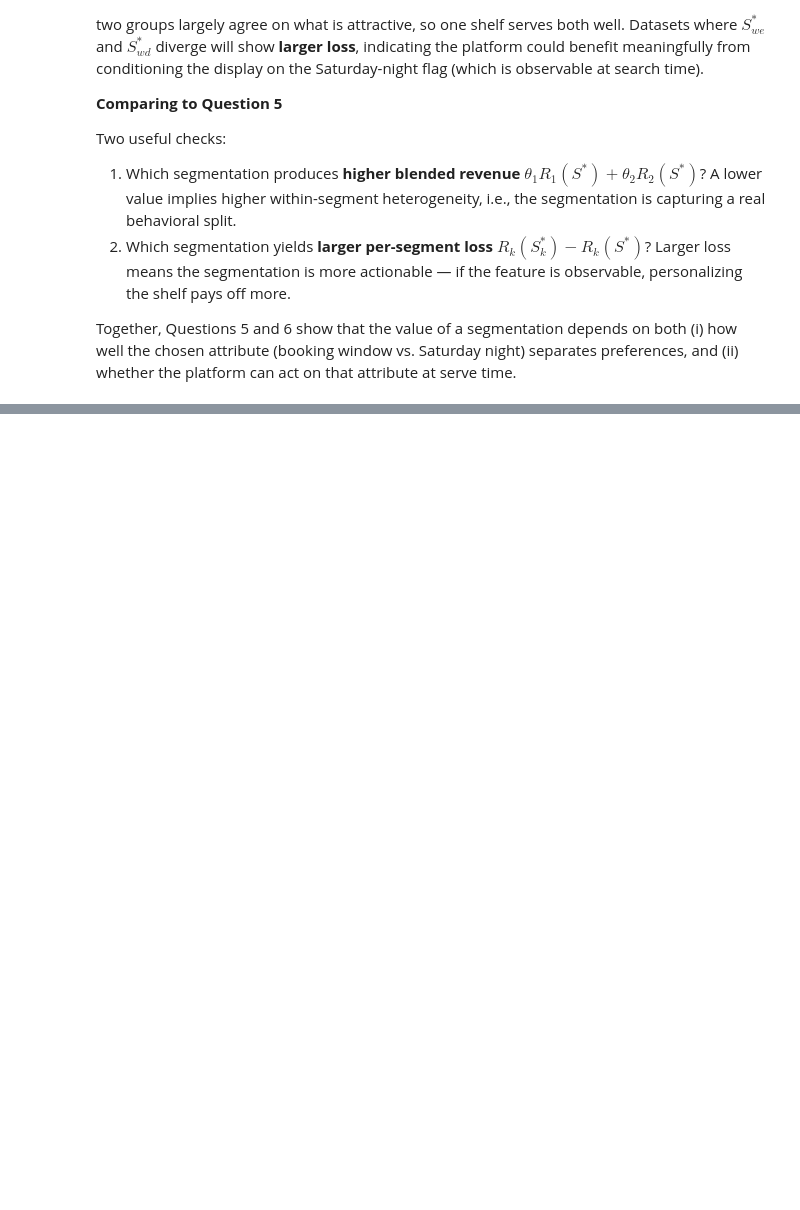
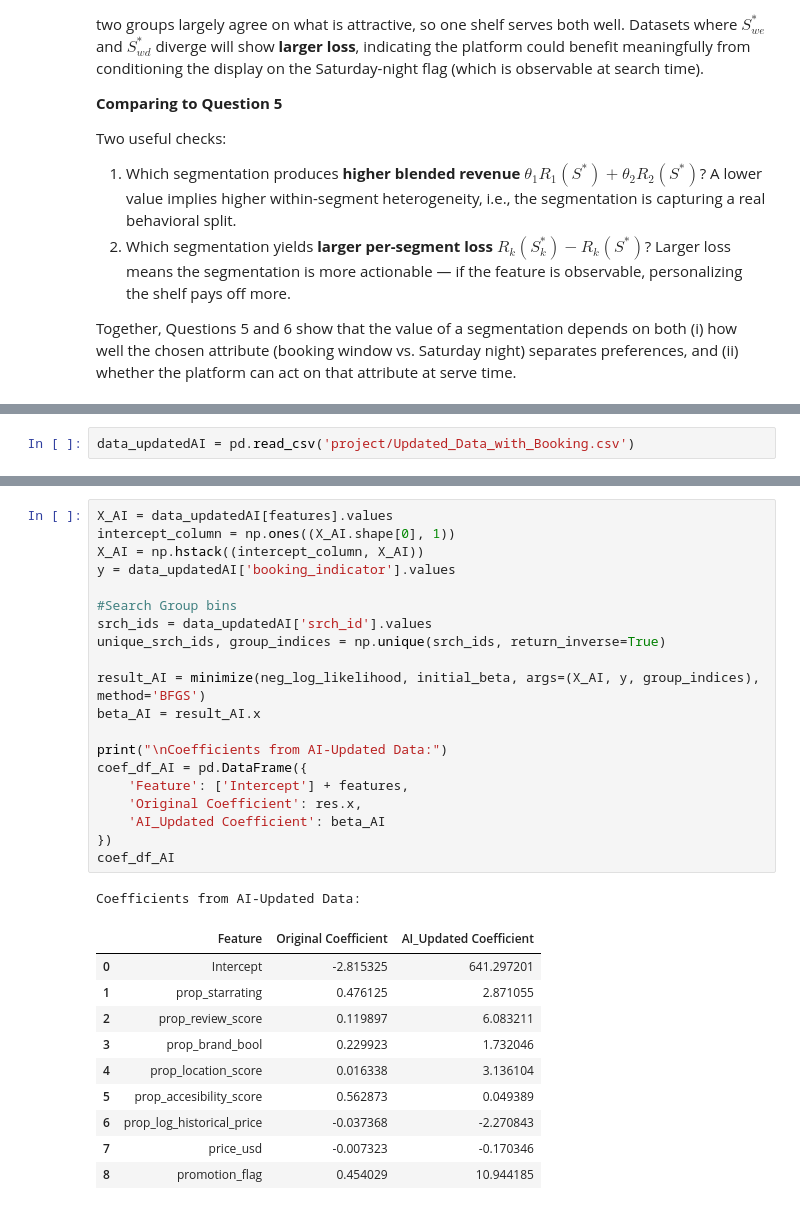
Before and after one commit to yj017/ORIE-5132-Proj, a Jupyter notebook: project.ipynb, the cells around one changed output, grey strips where cells are left out. Cells and saved outputs as stored; diff of their text form; blank space fills up the shorter version.

```diff
--- a/project.ipynb
+++ b/project.ipynb
@@ -932,0 +935,2 @@ Together, Questions 5 and 6 show that the value of a segmentation depends on bot
+# %%
+data_updatedAI = pd.read_csv('project/Updated_Data_with_Booking.csv')
@@ -932,0 +944,32 @@ Together, Questions 5 and 6 show that the value of a segmentation depends on bot
+# %%
+X_AI = data_updatedAI[features].values
+intercept_column = np.ones((X_AI.shape[0], 1))
+X_AI = np.hstack((intercept_column, X_AI))
+y = data_updatedAI['booking_indicator'].values
+
+#Search Group bins
+srch_ids = data_updatedAI['srch_id'].values
+unique_srch_ids, group_indices = np.unique(srch_ids, return_inverse=True)
+
+result_AI = minimize(neg_log_likelihood, initial_beta, args=(X_AI, y, group_indices), method='BFGS')
+beta_AI = result_AI.x
+
+print("\nCoefficients from AI-Updated Data:")
+coef_df_AI = pd.DataFrame({
+    'Feature': ['Intercept'] + features,
+    'Original Coefficient': res.x,
+    'AI_Updated Coefficient': beta_AI
+})
+coef_df_AI
+# %% [output]
+Coefficients from AI-Updated Data:
+|  | Feature | Original Coefficient | AI_Updated Coefficient |
+| 0 | Intercept | -2.815325 | 641.297201 |
+| 1 | prop_starrating | 0.476125 | 2.871055 |
+| 2 | prop_review_score | 0.119897 | 6.083211 |
+| 3 | prop_brand_bool | 0.229923 | 1.732046 |
+| 4 | prop_location_score | 0.016338 | 3.136104 |
+| 5 | prop_accesibility_score | 0.562873 | 0.049389 |
+| 6 | prop_log_historical_price | -0.037368 | -2.270843 |
+| 7 | price_usd | -0.007323 | -0.170346 |
+| 8 | promotion_flag | 0.454029 | 10.944185 |
```
Also changed, not shown: parts of 7 cells of this notebook, 1 other file.
